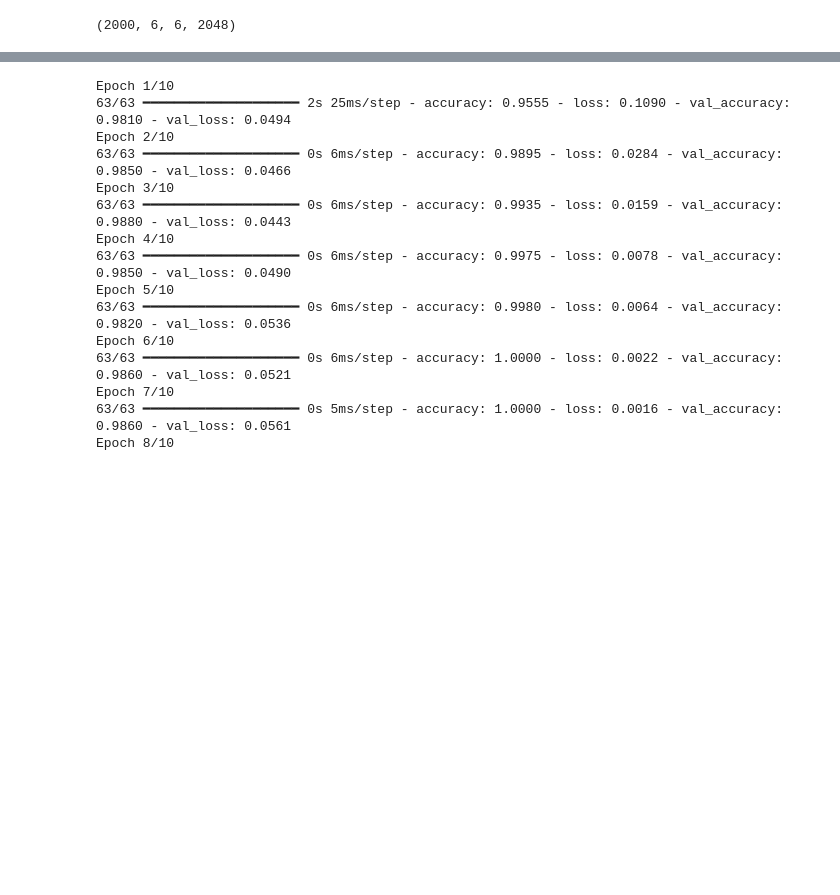
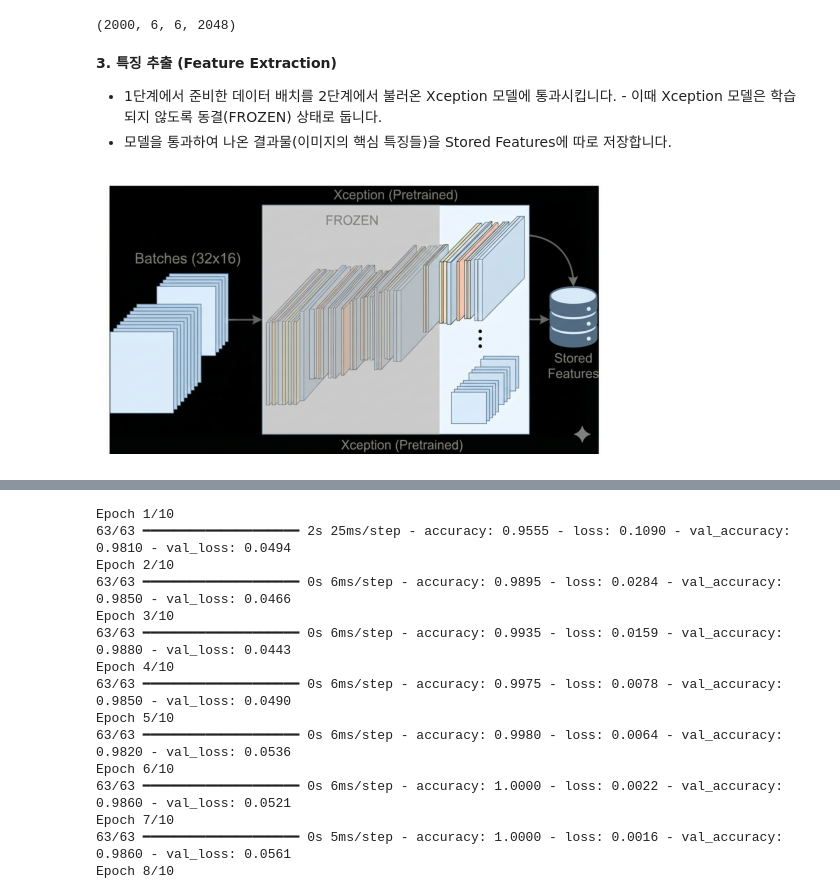
Before and after one commit to ancestor9/2025_Winter_Deep-Learning-with-TensorFlow, a Jupyter notebook: 20260107_03_Image Classification/chapter08_image_classification.ipynb, the cells around one changed output, grey strips where cells are left out. Cells and saved outputs as stored; diff of their text form; code cells hidden in the pictures; blank space fills up the shorter version.

```diff
--- a/20260107_03_Image Classification/chapter08_image_classification.ipynb
+++ b/20260107_03_Image Classification/chapter08_image_classification.ipynb
@@ -502,3 +540,17 @@ test_features, test_labels = get_features_and_labels(test_dataset)
 train_features.shape
 # %% [output]
 (2000, 6, 6, 2048)
+# %% [markdown]
+**3. 특징 추출 (Feature Extraction)**
+- 1단계에서 준비한 데이터 배치를 2단계에서 불러온 Xception 모델에 통과시킵니다. - 이때 Xception 모델은 학습되지 않도록 동결(FROZEN) 상태로 둡니다.
+- 모델을 통과하여 나온 결과물(이미지의 핵심 특징들)을 Stored Features에 따로 저장합니다.
+# %%
+
+image_path = '/content/drive/MyDrive/2025_Winter_딥러닝 Study/CNN_Transfer Learning/Gemini_Generated_Image_61met261met261me (2).png'
+img = mpimg.imread(image_path)
+
+plt.imshow(img)
+plt.axis('off') # Hide axes ticks
+plt.show()
+# %% [output]
+[figure, added]
```
Also changed, not shown: parts of 8 cells of this notebook.
